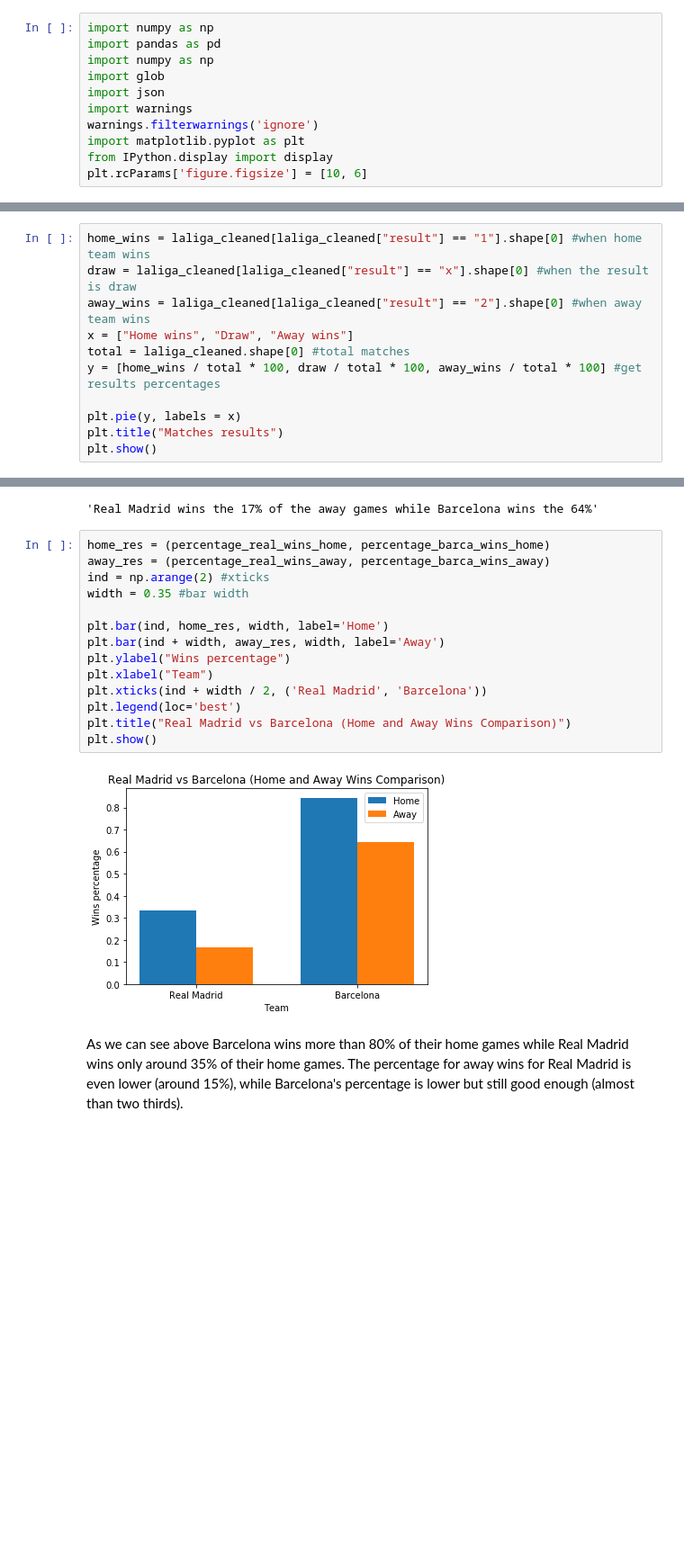
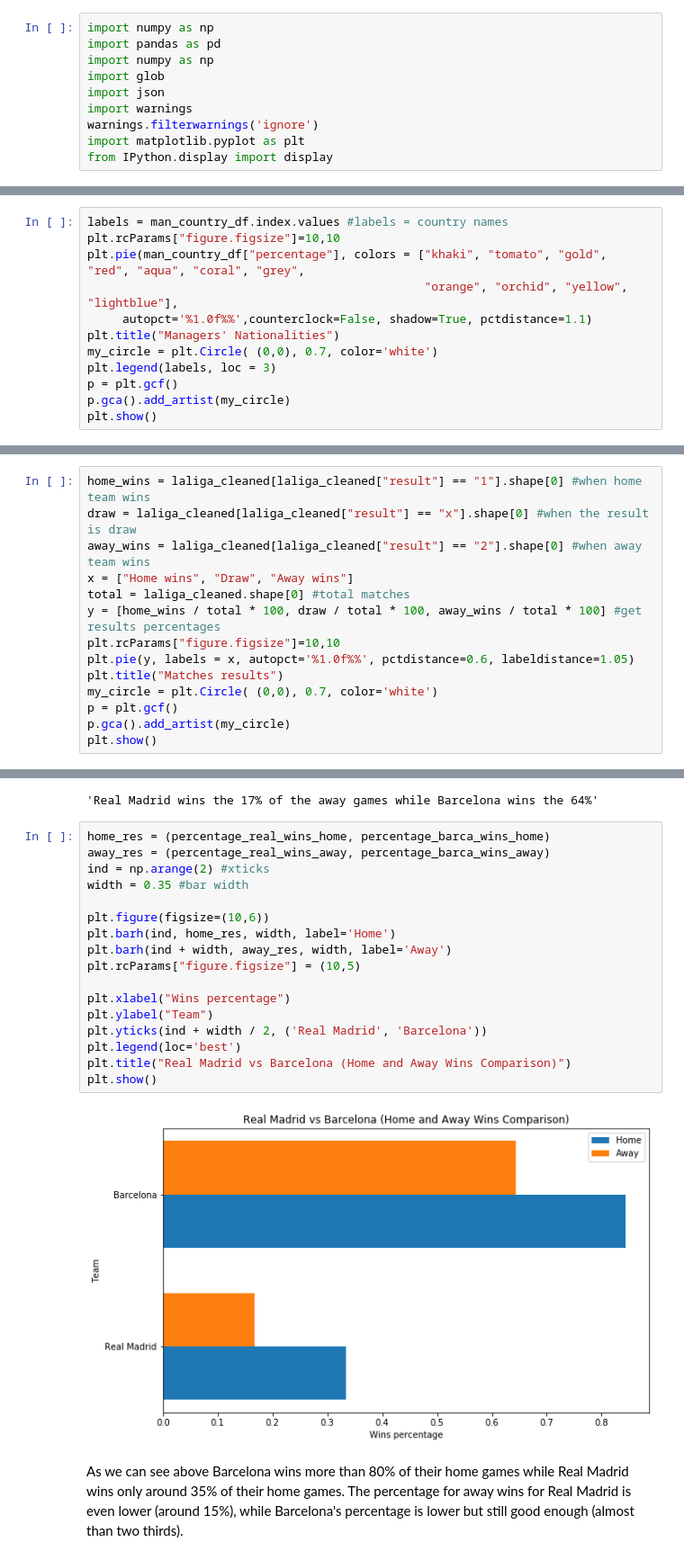
Before and after one commit to christouandr7/statsbomb_laliga, a Jupyter notebook: LaLiga.ipynb, the cells around one changed output, grey strips where cells are left out. Shown at 90% size. Cells and saved outputs as stored; diff of their text form; blank space fills up the shorter version.

```diff
--- a/LaLiga.ipynb
+++ b/LaLiga.ipynb
@@ -10,7 +10,6 @@ import warnings
 warnings.filterwarnings('ignore')
 import matplotlib.pyplot as plt
 from IPython.display import display
-plt.rcParams['figure.figsize'] = [10, 6]
 # %% [markdown]
 First, we want to determine the competition (La Liga) id from the competition.json file. So, we open the file, and we can see some records below, showing all the seasons in all the competitions containing in the file.
 # %%
@@ -82,0 +113,12 @@ laliga_cleaned.head()
+# %%
+labels = man_country_df.index.values #labels = country names
+plt.rcParams["figure.figsize"]=10,10
+plt.pie(man_country_df["percentage"], colors = ["khaki", "tomato", "gold", "red", "aqua", "coral", "grey",
+                                                "orange", "orchid", "yellow", "lightblue"],
+     autopct='%1.0f%%',counterclock=False, shadow=True, pctdistance=1.1)
+plt.title("Managers' Nationalities")
+my_circle = plt.Circle( (0,0), 0.7, color='white')
+plt.legend(labels, loc = 3)
+p = plt.gcf()
+p.gca().add_artist(my_circle)
+plt.show()
@@ -89,8 +135,11 @@ away_wins = laliga_cleaned[laliga_cleaned["result"] == "2"].shape[0] #when away
 x = ["Home wins", "Draw", "Away wins"]
 total = laliga_cleaned.shape[0] #total matches
 y = [home_wins / total * 100, draw / total * 100, away_wins / total * 100] #get results percentages
-
-plt.pie(y, labels = x)
+plt.rcParams["figure.figsize"]=10,10
+plt.pie(y, labels = x, autopct='%1.0f%%', pctdistance=0.6, labeldistance=1.05)
 plt.title("Matches results")
+my_circle = plt.Circle( (0,0), 0.7, color='white')
+p = plt.gcf()
+p.gca().add_artist(my_circle)
 plt.show()
 # %% [output]
@@ -166,19 +215,22 @@ percentage_real_wins_away
 # %%
 home_res = (percentage_real_wins_home, percentage_barca_wins_home)
 away_res = (percentage_real_wins_away, percentage_barca_wins_away)
 ind = np.arange(2) #xticks
 width = 0.35 #bar width
 
-plt.bar(ind, home_res, width, label='Home')
-plt.bar(ind + width, away_res, width, label='Away')
-plt.ylabel("Wins percentage")
-plt.xlabel("Team")
-plt.xticks(ind + width / 2, ('Real Madrid', 'Barcelona'))
+plt.figure(figsize=(10,6))
+plt.barh(ind, home_res, width, label='Home')
+plt.barh(ind + width, away_res, width, label='Away')
+plt.rcParams["figure.figsize"] = (10,5)
+
+plt.xlabel("Wins percentage")
+plt.ylabel("Team")
+plt.yticks(ind + width / 2, ('Real Madrid', 'Barcelona'))
 plt.legend(loc='best')
 plt.title("Real Madrid vs Barcelona (Home and Away Wins Comparison)")
 plt.show()
 # %% [output]
-[figure, old version]
+[figure, new version]
 # %% [markdown]
 As we can see above Barcelona wins more than 80% of their home games while Real Madrid wins only around 35% of their home games. The percentage for away wins for Real Madrid is even lower (around 15%), while Barcelona's percentage is lower but still good enough (almost than two thirds).
 # %% [markdown]
```
Also changed, not shown: parts of 12 cells of this notebook.
